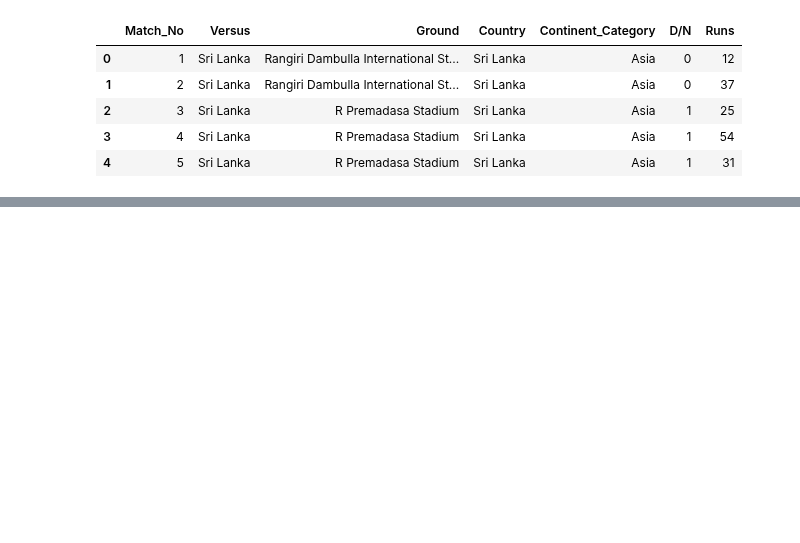
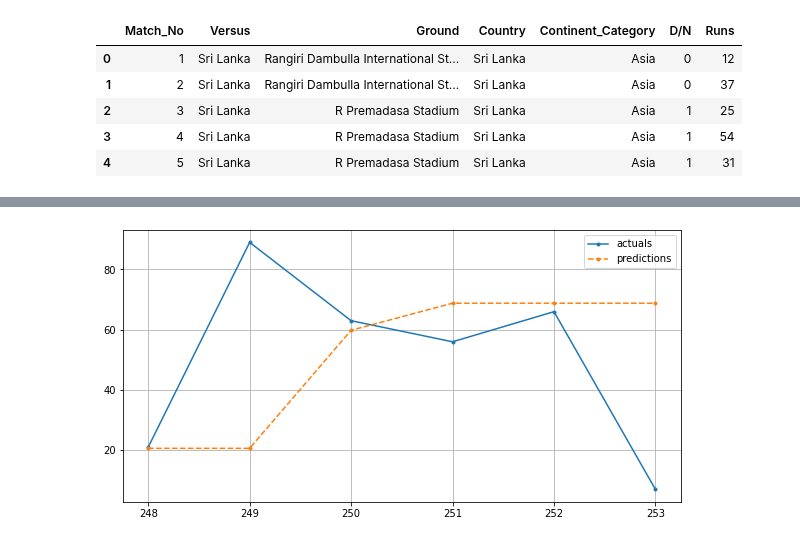
Before and after one commit to SharanDHONI/Virat-Kohli-ODI-Analysis, a Jupyter notebook: ODI Anlaysis.ipynb, the cells around one changed output, grey strips where cells are left out. Drawn from its saved outputs; the diff is of its cells as text; code cells hidden in the pictures; blank space fills up the shorter version.

```diff
--- a/ODI Anlaysis.ipynb
+++ b/ODI Anlaysis.ipynb
@@ -578,0 +755,16 @@ ml.head()
+# %%
+## train scores
+xgb.fit(xtrain,ytrain)
+xgb_train_pred = xgb.predict(xtrain)
+xgb_train_r2 = r2_score(ytrain,xgb_train_pred)
+xgb_train_rmse = np.sqrt(mean_squared_error(ytrain,xgb_train_pred))
+print('train r2 : ',xgb_train_r2)
+print('train rmse : ',xgb_train_rmse)
+
+## test_Scores
+xgb.fit(xtrain,ytrain)
+xgb_test_pred = xgb.predict(xtest)
+xgb_test_r2 = r2_score(ytest,xgb_test_pred)
+xgb_test_rmse = np.sqrt(mean_squared_error(ytest,xgb_test_pred))
+print('test r2 : ',xgb_test_r2)
+print('test rmse : ',xgb_test_rmse)
@@ -578,0 +864,3 @@ ml.head()
+# %%
+x_test = test.copy()
+x_test.drop('Runs',axis=1,inplace=True)
@@ -578,0 +877,4 @@ ml.head()
+# %%
+cat.fit(x,y)
+final = cat.predict(x_test)
+test['cat_Pred'] = final
@@ -578,0 +891,9 @@ ml.head()
+# %%
+plt.figure(figsize=(10,5))
+plt.plot(test.index , test.Runs,marker='.',label='actuals')
+plt.plot(test.index , test.cat_Pred,marker='.',label='predictions',linestyle='--')
+plt.grid()
+plt.legend()
+plt.show()
+# %% [output]
+[figure, added]
```
Also changed, not shown: parts of 34 cells of this notebook.
